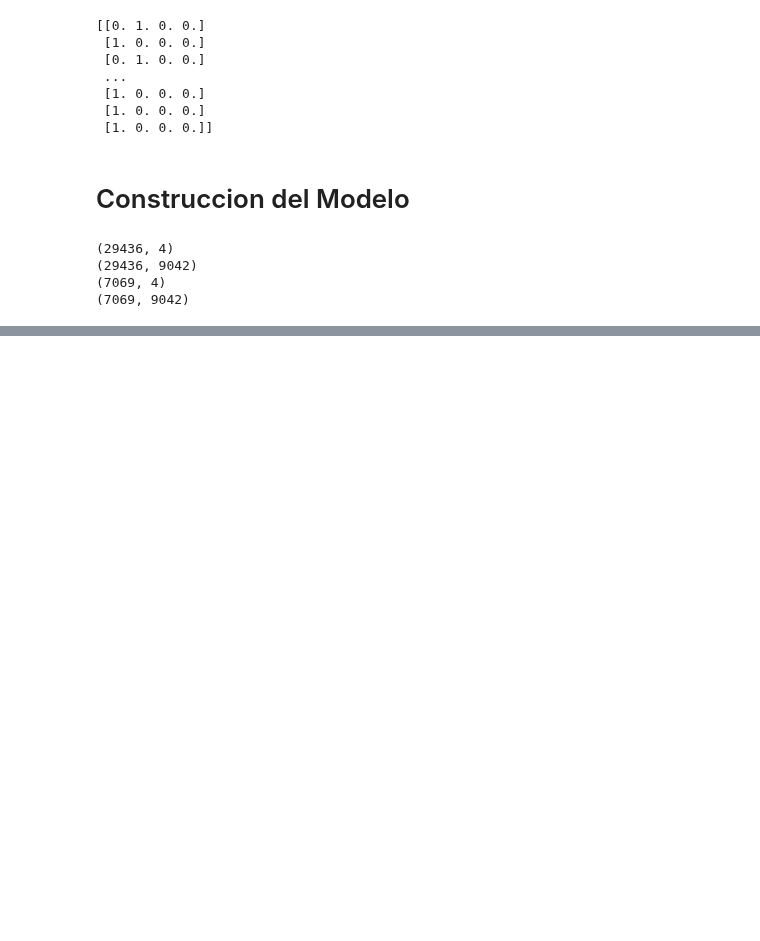
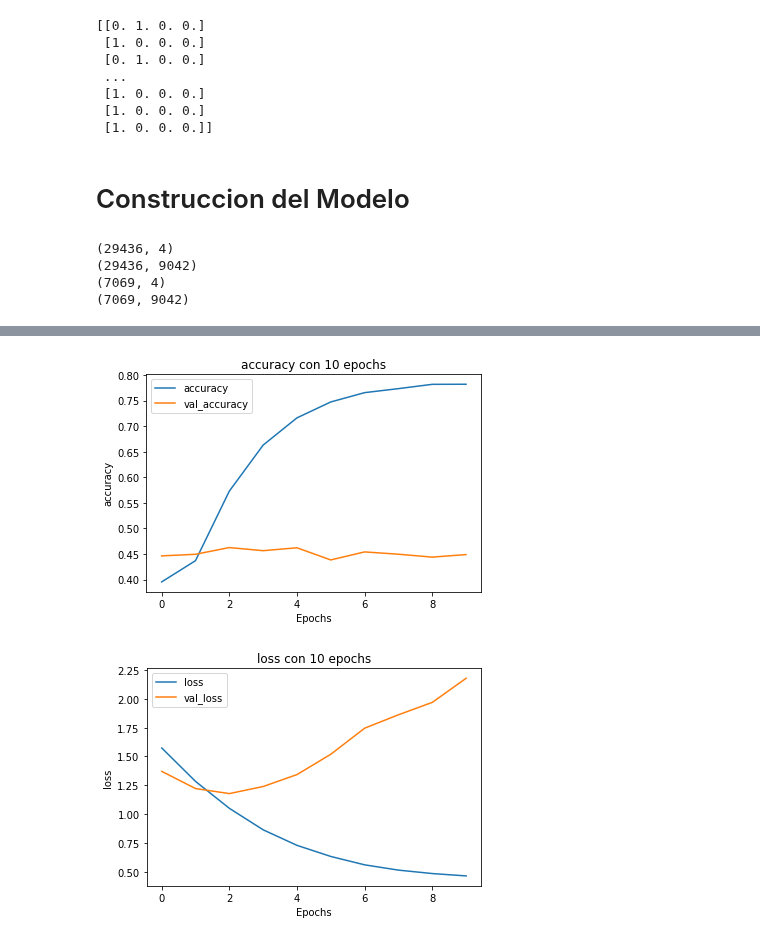
Before and after one commit to JuliethLopez/chatbot_simpsons, a Jupyter notebook: Modelo_de_Clasificacion_ngrams_validation.ipynb, the cells around one changed output, grey strips where cells are left out. Cells and saved outputs as stored; diff of their text form; code cells hidden in the pictures; blank space fills up the shorter version.

```diff
--- a/Modelo_de_Clasificacion_ngrams_validation.ipynb
+++ b/Modelo_de_Clasificacion_ngrams_validation.ipynb
@@ -546,15 +562,17 @@ print(np.shape(validation_sequences_bt))
 (7069, 9042)
 # %%
 model = tf.keras.Sequential([
-    tf.keras.layers.Dense(6028, activation='tanh', input_shape=(9042,)),
-    tf.keras.regularizers.l2( l=0.01),
-    tf.keras.layers.Dense(4521, activation='tanh'),
+    tf.keras.layers.Dense(6028, activation='relu', input_shape=(9042,)),
+    tf.keras.layers.Dropout(0.1),
+    tf.keras.layers.Dense(4521, activation='relu'),
     tf.keras.layers.Dropout(0.5),
-    tf.keras.layers.Dense(2260, activation='tanh'),
+    tf.keras.layers.Dense(2260, activation='relu'),
     tf.keras.layers.Dropout(0.5),
-    tf.keras.layers.Dense(1130, activation='tanh'),
+    tf.keras.layers.Dense(1130,activation='relu',
+                              kernel_regularizer=tf.keras.regularizers.l1(1e-5),
+                              activity_regularizer=tf.keras.regularizers.l2(1e-4)),
     tf.keras.layers.Dropout(0.5),
-    tf.keras.layers.Dense(100, activation='relu'),
+    tf.keras.layers.Dense(100,activation='relu'),
     tf.keras.layers.Dropout(0.5),
     tf.keras.layers.Dense(4, activation='softmax')
 ])
@@ -589,6 +608,6 @@ _________________________________________________________________
 # %%
 num_epochs = 10
-history = model.fit(train_sequences_bt, train_labels_codf, epochs=num_epochs, validation_data=(validation_sequences_bt,validation_labels_codf),batch_size=32 , verbose=True)
+history = model.fit(train_sequences_bt, train_labels_codf, epochs=num_epochs, validation_data=(validation_sequences_bt,validation_labels_codf),batch_size=1000 , verbose=True)
 # %% [output]
 Train on 29436 samples, validate on 7069 samples
 Epoch 1/10
@@ -608,12 +629,15 @@ KeyboardInterrupt:
 # %%
 def plot_graphs(history, string):
-  plt.title(string+' con 3 epochs')
+  plt.title(string+' con 10 epochs')
   plt.plot(history.history[string])
   plt.plot(history.history['val_'+string])
   plt.xlabel("Epochs")
   plt.ylabel(string)
   plt.legend([string, 'val_'+string])
   plt.show()
 
 plot_graphs(history, "accuracy")
 plot_graphs(history, "loss")
+# %% [output]
+[figure, added]
+[figure, added]
```
Also changed, not shown: parts of 10 cells of this notebook.
